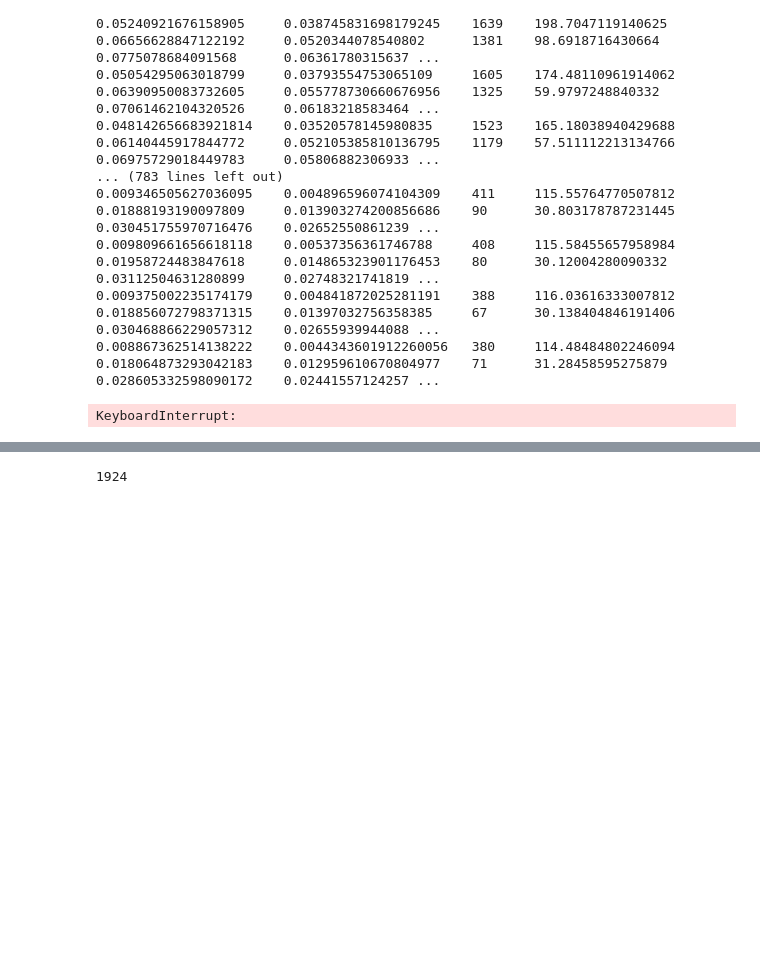
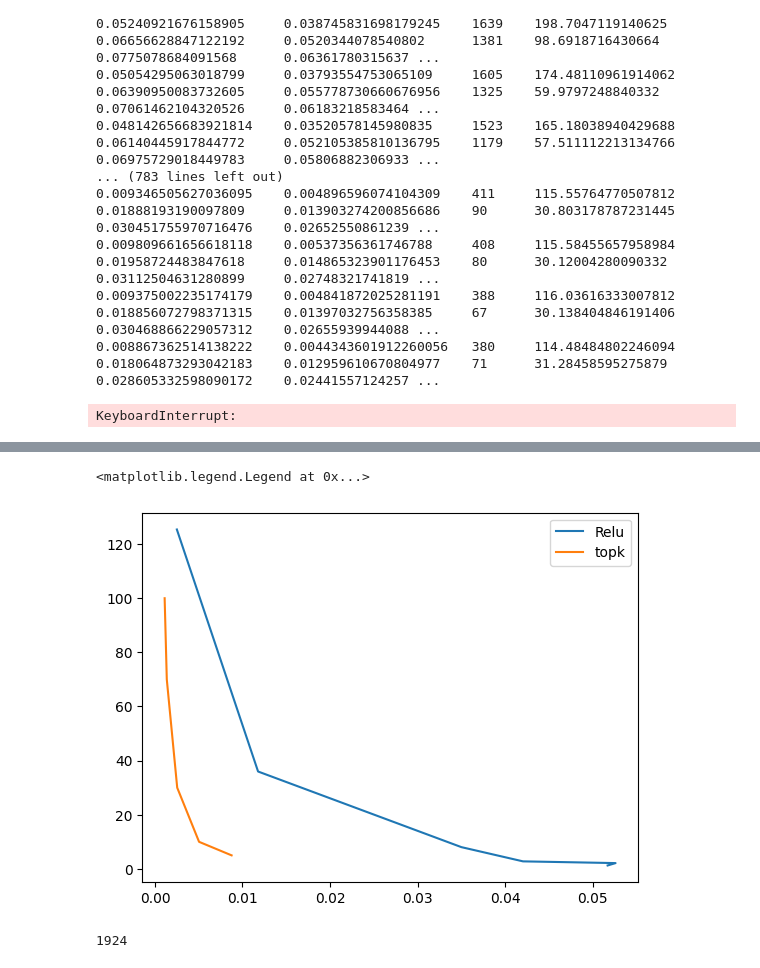
Before and after one commit to MarkusSibbesen/mechinterp_research_project, a Jupyter notebook: gridsearch_small_sae.ipynb, the cells around one changed output, grey strips where cells are left out. Drawn from its saved outputs; the diff is of its cells as text; code cells hidden in the pictures; blank space fills up the shorter version.

```diff
--- a/gridsearch_small_sae.ipynb
+++ b/gridsearch_small_sae.ipynb
@@ -305,3 +316,18 @@ tensor(1041.9917)
+# %%
+frontier_relu_x = [1 / mean(sae_relu_trainer.active_neurons_per_batch[-11:-2]) for sae_relu_trainer in sae_relu_trainers]
+frontier_relu_y = [mean(sae_relu_trainer.active_neurons_per_token[-11:-2]) for sae_relu_trainer in sae_relu_trainers]
+
+plt.plot(frontier_relu_x, frontier_relu_y, label='Relu')
+
+
+frontier_topk_x = [1 /mean(sae_topk_trainer.active_neurons_per_batch[-11:-2]) for sae_topk_trainer in sae_topk_trainers]
+frontier_topk_y = ks
+
+plt.plot(frontier_topk_x, frontier_topk_y, label='topk')
+plt.legend()
+# %% [output]
+<matplotlib.legend.Legend at 0x...>
+[figure, added]
 # %%
 torch.sum(torch.sum(activations, dim=0) > 0).item()
 # %% [output]
```
Also changed, not shown: parts of 3 cells of this notebook.
